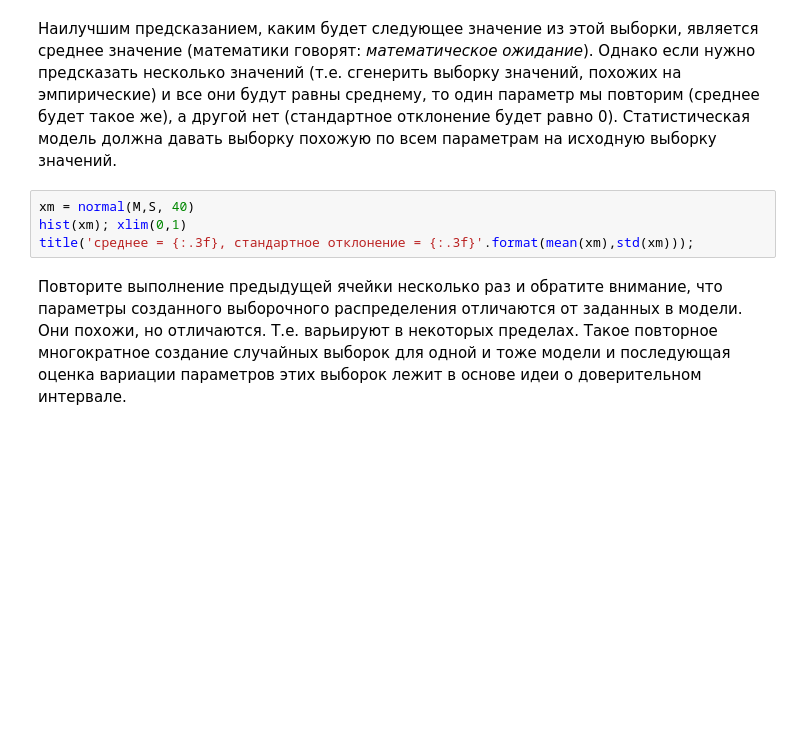
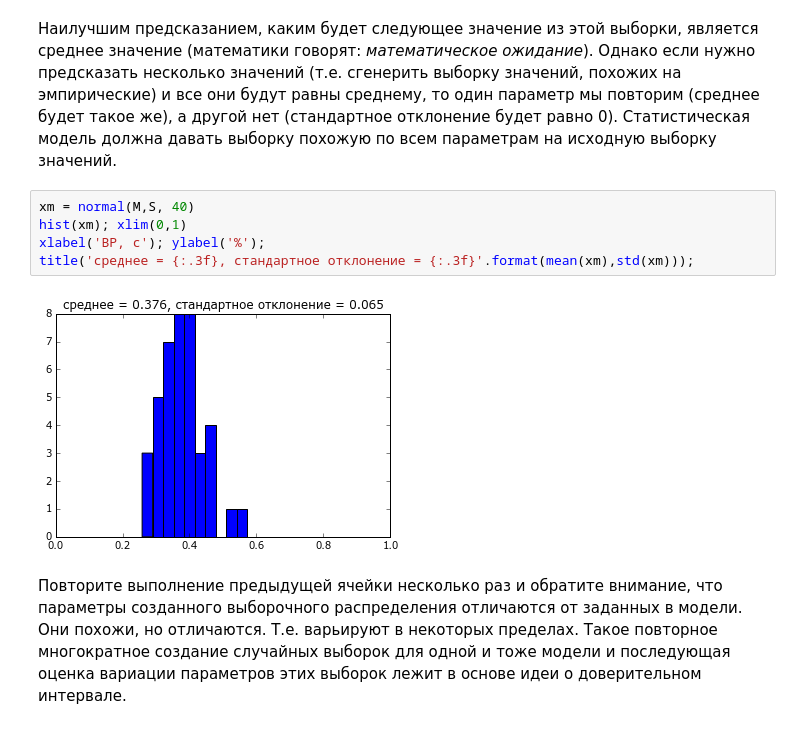
Before and after one commit to sherdim/mame, a Jupyter notebook: Task_algo_generatio.ipynb, the cells around one changed output. Cells and saved outputs as stored; diff of their text form; blank space fills up the shorter version.

```diff
--- a/Task_algo_generatio.ipynb
+++ b/Task_algo_generatio.ipynb
@@ -37,7 +63,10 @@ title('среднее = {:.3f}, стандартное отклонение = {:
 # %%
 xm = normal(M,S, 40)
 hist(xm); xlim(0,1)
+xlabel('ВР, с'); ylabel('%');
 title('среднее = {:.3f}, стандартное отклонение = {:.3f}'.format(mean(xm),std(xm)));
+# %% [output]
+[figure, added]
 # %% [markdown]
 Повторите выполнение предыдущей ячейки несколько раз и обратите внимание, что параметры созданного выборочного распределения отличаются от заданных в модели. Они похожи, но отличаются. Т.е. варьируют в некоторых пределах.
 Такое повторное многократное создание случайных выборок для одной и тоже модели и последующая оценка вариации параметров этих выборок лежит в основе идеи о доверительном интервале.
```
Also changed, not shown: parts of 8 cells of this notebook, 17 other files.
